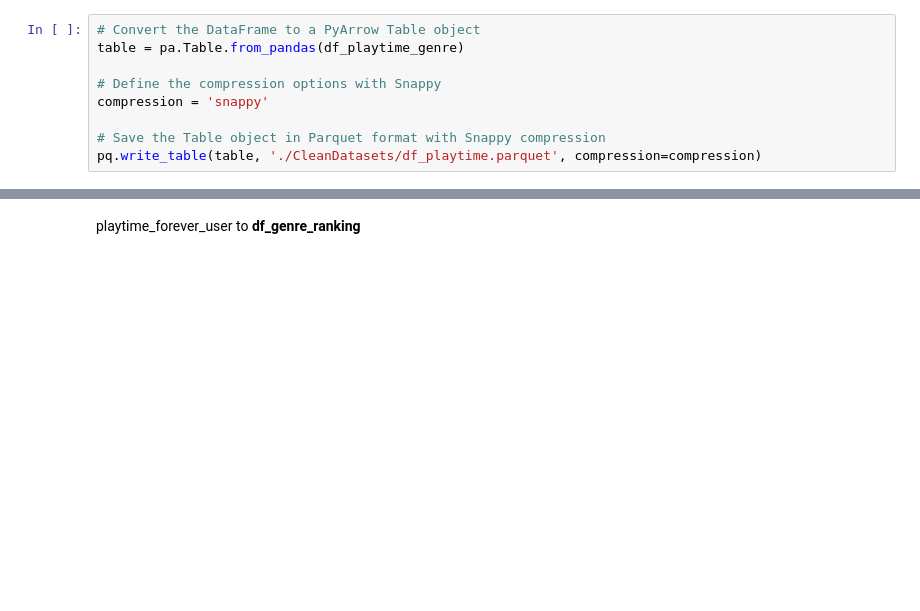
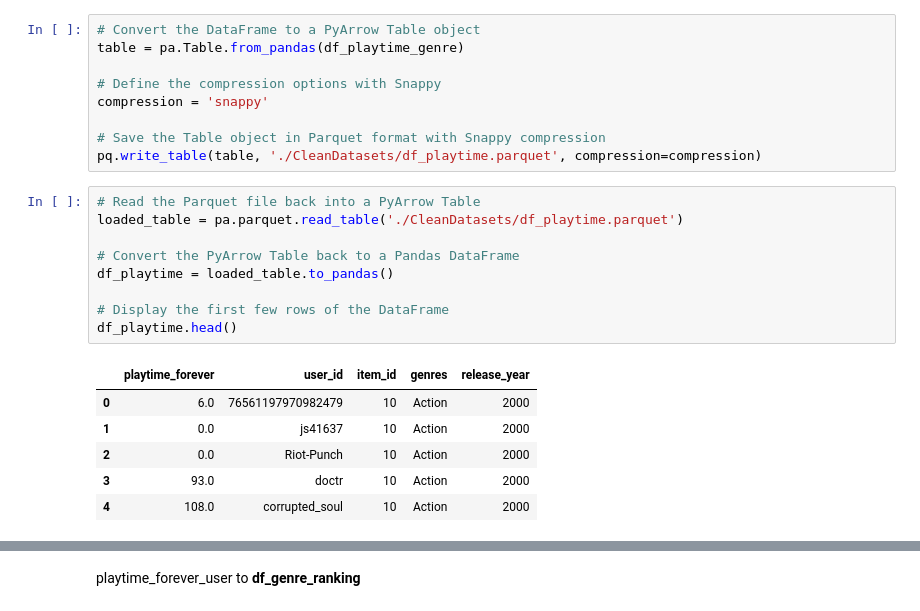
Before and after one commit to EVBic/PI-01-ML-SteamGames-FYF, a Jupyter notebook: Merge_DF.ipynb, the cells around one changed output, grey strips where cells are left out. Cells and saved outputs as stored; diff of their text form; blank space fills up the shorter version.

```diff
--- a/Merge_DF.ipynb
+++ b/Merge_DF.ipynb
@@ -195,5 +195,21 @@ compression = 'snappy'
 
 # Save the Table object in Parquet format with Snappy compression
 pq.write_table(table, './CleanDatasets/df_playtime.parquet', compression=compression)
+# %%
+# Read the Parquet file back into a PyArrow Table
+loaded_table = pa.parquet.read_table('./CleanDatasets/df_playtime.parquet')
+
+# Convert the PyArrow Table back to a Pandas DataFrame
+df_playtime = loaded_table.to_pandas()
+
+# Display the first few rows of the DataFrame
+df_playtime.head()
+# %% [output]
+|  | playtime_forever | user_id | item_id | genres | release_year |
+| 0 | 6.0 | 76561197970982479 | 10 | Action | 2000 |
+| 1 | 0.0 | js41637 | 10 | Action | 2000 |
+| 2 | 0.0 | Riot-Punch | 10 | Action | 2000 |
+| 3 | 93.0 | doctr | 10 | Action | 2000 |
+| 4 | 108.0 | corrupted_soul | 10 | Action | 2000 |
 # %%
 # Group by user and sum the playtime
```
Also changed, not shown: parts of 11 cells of this notebook, 3 other files.
